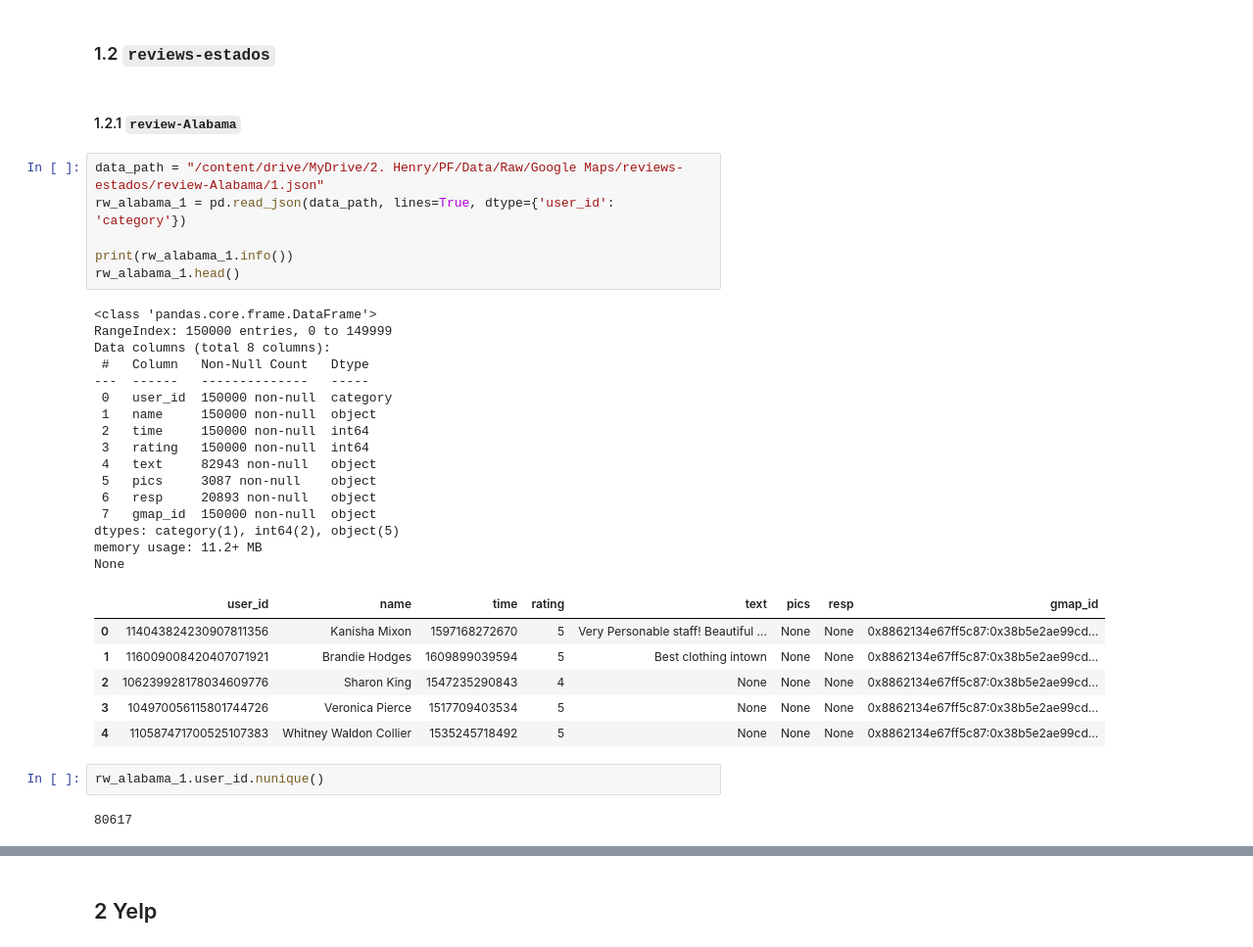
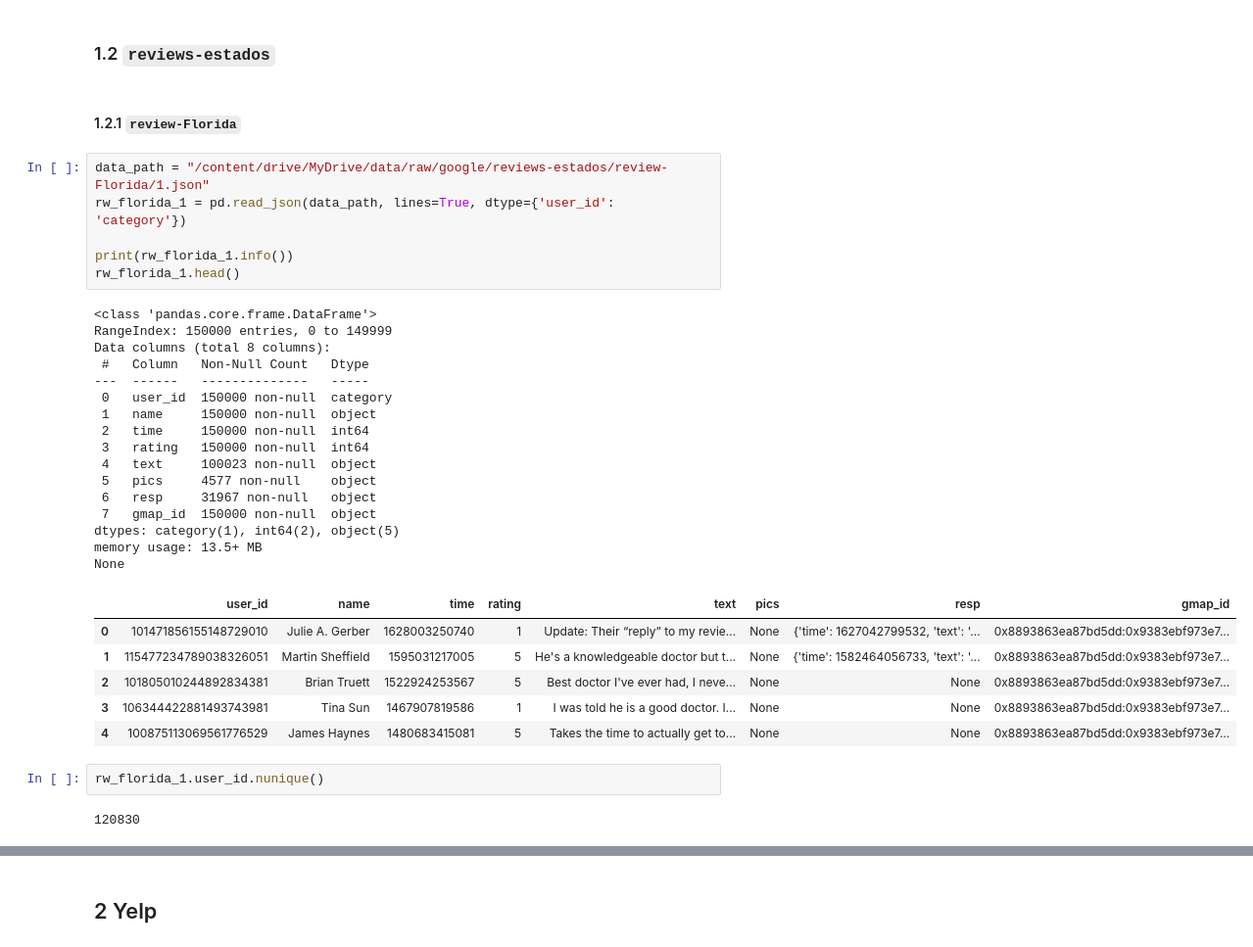
Before and after one commit to Insights-Labs-Consultant-Agency/yelp-google-maps-reviews-and-recommendations, a Jupyter notebook: notebooks/1.1-fp-preliminary-eda.ipynb, the cells around one changed output, grey strips where cells are left out. Shown at 98% size. Saved outputs shown, nothing was run; the diff lists cells and outputs as text.

```diff
--- a/notebooks/1.1-fp-preliminary-eda.ipynb
+++ b/notebooks/1.1-fp-preliminary-eda.ipynb
@@ -312,37 +331,37 @@ Text(0.5, 0, 'Frecuencia')
 # %% [markdown]
 ### 1.2 `reviews-estados`
 # %% [markdown]
-#### 1.2.1 `review-Alabama`
+#### 1.2.1 `review-Florida`
 # %%
-data_path = "/content/drive/MyDrive/2. Henry/PF/Data/Raw/Google Maps/reviews-estados/review-Alabama/1.json"
-rw_alabama_1 = pd.read_json(data_path, lines=True, dtype={'user_id': 'category'})
+data_path = "/content/drive/MyDrive/data/raw/google/reviews-estados/review-Florida/1.json"
+rw_florida_1 = pd.read_json(data_path, lines=True, dtype={'user_id': 'category'})
 
-print(rw_alabama_1.info())
-rw_alabama_1.head()
+print(rw_florida_1.info())
+rw_florida_1.head()
 # %% [output]
 <class 'pandas.core.frame.DataFrame'>
 RangeIndex: 150000 entries, 0 to 149999
 Data columns (total 8 columns):
  #   Column   Non-Null Count   Dtype
 ---  ------   --------------   -----
  0   user_id  150000 non-null  category
  1   name     150000 non-null  object
  2   time     150000 non-null  int64
  3   rating   150000 non-null  int64
- 4   text     82943 non-null   object
- 5   pics     3087 non-null    object
- 6   resp     20893 non-null   object
+ 4   text     100023 non-null  object
+ 5   pics     4577 non-null    object
+ 6   resp     31967 non-null   object
  7   gmap_id  150000 non-null  object
 dtypes: category(1), int64(2), object(5)
-memory usage: 11.2+ MB
+memory usage: 13.5+ MB
 None
 |  | user_id | name | time | rating | text | pics | resp | gmap_id |
-| 0 | 114043824230907811356 | Kanisha Mixon | 1597168272670 | 5 | Very Personable staff! Beautiful ... | None | None | 0x8862134e67ff5c87:0x38b5e2ae99cd... |
-| 1 | 116009008420407071921 | Brandie Hodges | 1609899039594 | 5 | Best clothing intown | None | None | 0x8862134e67ff5c87:0x38b5e2ae99cd... |
-| 2 | 106239928178034609776 | Sharon King | 1547235290843 | 4 | None | None | None | 0x8862134e67ff5c87:0x38b5e2ae99cd... |
-| 3 | 104970056115801744726 | Veronica Pierce | 1517709403534 | 5 | None | None | None | 0x8862134e67ff5c87:0x38b5e2ae99cd... |
-| 4 | 110587471700525107383 | Whitney Waldon Collier | 1535245718492 | 5 | None | None | None | 0x8862134e67ff5c87:0x38b5e2ae99cd... |
+| 0 | 101471856155148729010 | Julie A. Gerber | 1628003250740 | 1 | Update: Their “reply” to my revie... | None | {'time': 1627042799532, 'text': '... | 0x8893863ea87bd5dd:0x9383ebf973e7... |
+| 1 | 115477234789038326051 | Martin Sheffield | 1595031217005 | 5 | He's a knowledgeable doctor but t... | None | {'time': 1582464056733, 'text': '... | 0x8893863ea87bd5dd:0x9383ebf973e7... |
+| 2 | 101805010244892834381 | Brian Truett | 1522924253567 | 5 | Best doctor I've ever had, I neve... | None | None | 0x8893863ea87bd5dd:0x9383ebf973e7... |
+| 3 | 106344422881493743981 | Tina Sun | 1467907819586 | 1 | I was told he is a good doctor. I... | None | None | 0x8893863ea87bd5dd:0x9383ebf973e7... |
+| 4 | 100875113069561776529 | James Haynes | 1480683415081 | 5 | Takes the time to actually get to... | None | None | 0x8893863ea87bd5dd:0x9383ebf973e7... |
 # %%
-rw_alabama_1.user_id.nunique()
+rw_florida_1.user_id.nunique()
 # %% [output]
-80617
+120830
```
Also changed, not shown: parts of 27 cells of this notebook.
